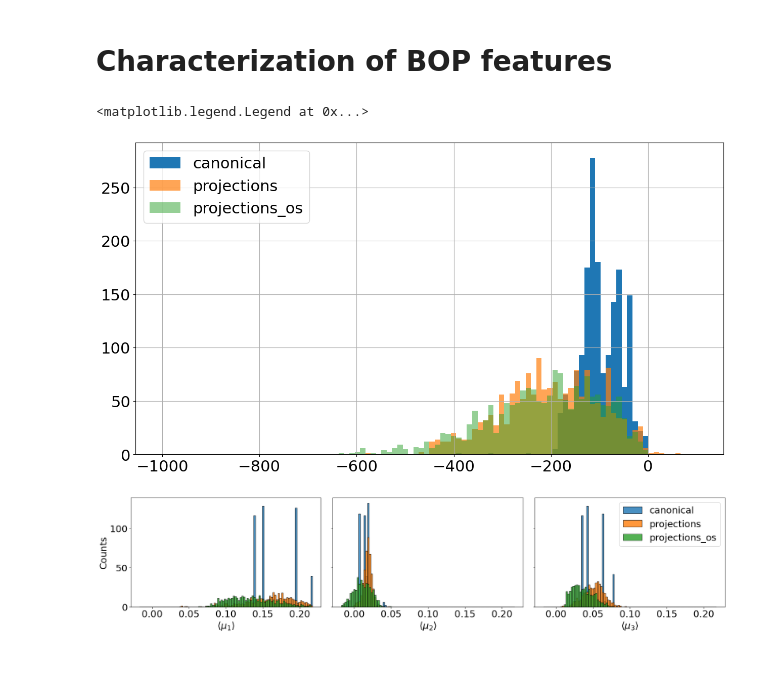
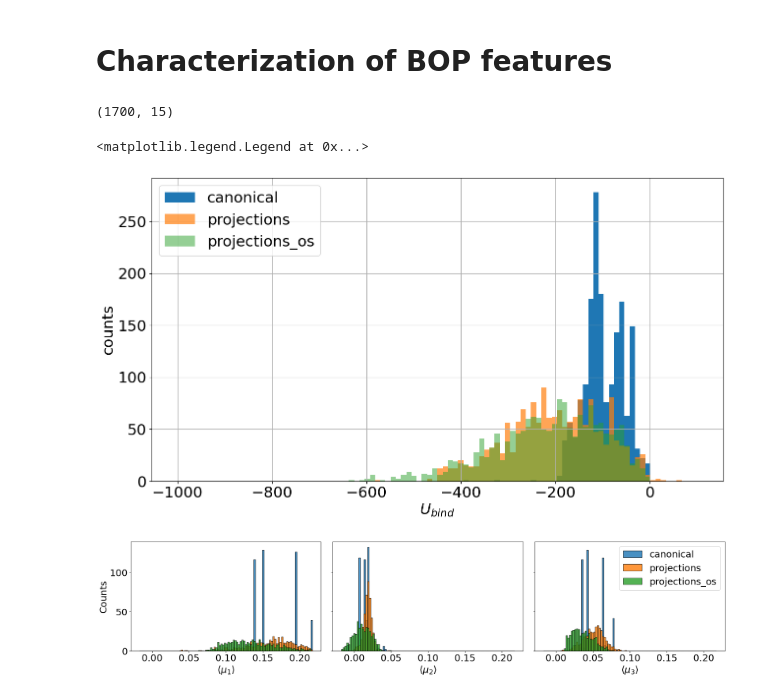
Before and after one commit to AIIMProject/MLFeMoTCPs, a Jupyter notebook: 05_ComputeBOPFeatures.ipynb, the cells around one changed output. Drawn from its saved outputs; the diff is of its cells as text; code cells hidden in the pictures; blank space fills up the shorter version.

```diff
--- a/05_ComputeBOPFeatures.ipynb
+++ b/05_ComputeBOPFeatures.ipynb
@@ -125,12 +131,16 @@ from Tools.DatasetTools import GeneralFeaturizer as gf
 # %%
 resultscnav = {}
 specialcolumns =['U_bind','U_bond_atom', 'U_bond_atom_list']
-for model, result in results.items():
+for model, result in tqdm(results.items()):
     columnstoexpand = result.columns.drop(specialcolumns)
     df = gf.array_expansions(result, columnstoexpand)
     ThisCoordination = CNList[result.index]
-    resultscnav[model] = gf.featurize_dataframe(df, ThisCoordination)
-    resultscnav[model] = pd.concat([result[specialcolumns[:-1]], resultscnav[model]],  axis=1)
+    df = gf.featurize_dataframe(df, ThisCoordination)
+    shape_factors = gf.get_shape_factors(df)
+    df = pd.concat([result[specialcolumns[:-1]], df, shape_factors],  axis=1)
+    selector = VarianceThreshold()
+    selector.fit(df)
+    resultscnav[model] = df.loc[:, selector.get_support()]
     averaged_bop_file = os.path.join(descriptorlocation,'CNAV_'+os.path.basename(resultspickle[model]))
     resultscnav[model].to_pickle(averaged_bop_file)
 # %%
@@ -152,5 +162,9 @@ resultscnav['canonical']
 # %% [markdown]
 # Characterization of BOP features
+# %%
+resultscnav['projections_os'].filter(regex='an_.*_0$|bn_.*_0$').shape
+# %% [output]
+(1700, 15)
 # %%
 import re
 # %%
@@ -162,11 +176,13 @@ plt.rc('font', size=22)
 # %%
 ax = resultscnav['canonical']['U_bind'].hist(bins=100, range=[-1000,100], label='canonical')
 resultscnav['projections']['U_bind'].hist(bins=100, ax=ax, alpha=0.7, range=[-1000,100], label='projections')
 resultscnav['projections_os']['U_bind'].hist(bins=100, ax=ax, alpha=0.5,range=[-1000,100], label='projections_os')
+ax.set_xlabel('$U_{bind}$')
+ax.set_ylabel('counts')
 ax.legend()
 # %% [output]
 <matplotlib.legend.Legend at 0x...>
-[figure, old version]
+[figure, new version]
 # %%
 def comparefeatures(featurename, featuresymbol):
     plotfeature = {f'{featurename}_{i}_0': fr'$\langle {featuresymbol}_{i} \rangle $' for i in range(1,4)}
```
Also changed, not shown: parts of 8 cells of this notebook, 3 other files.
